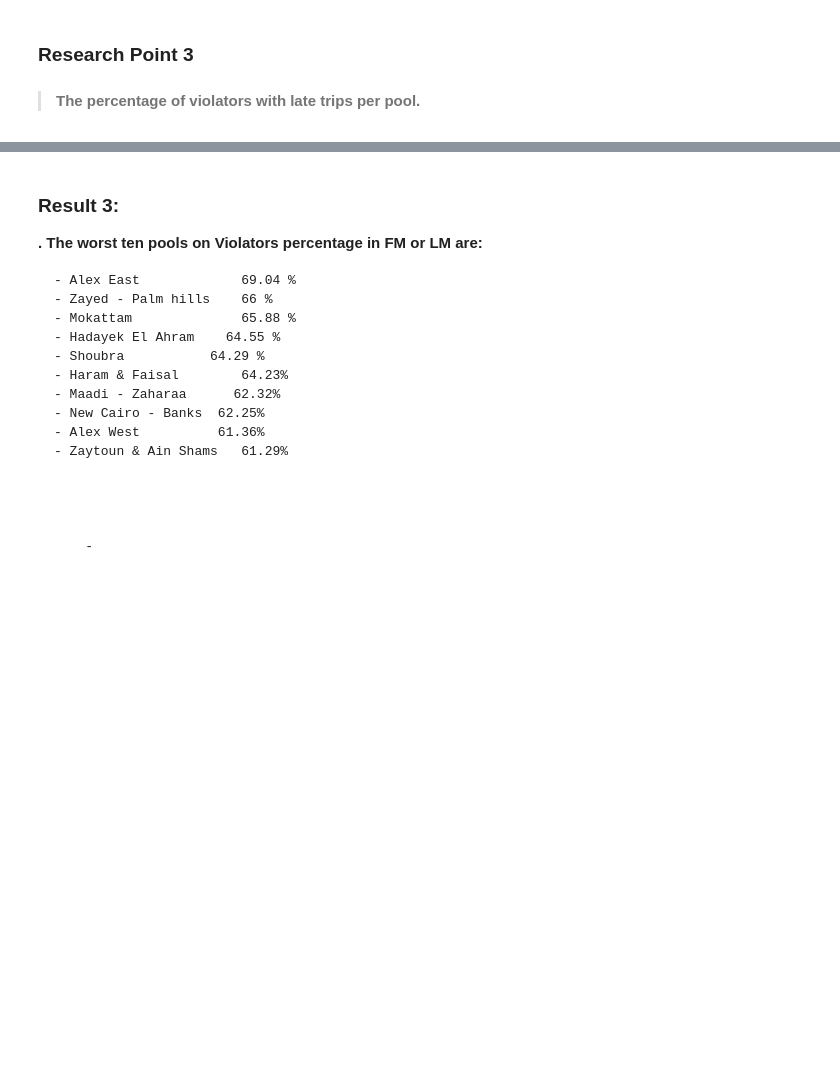
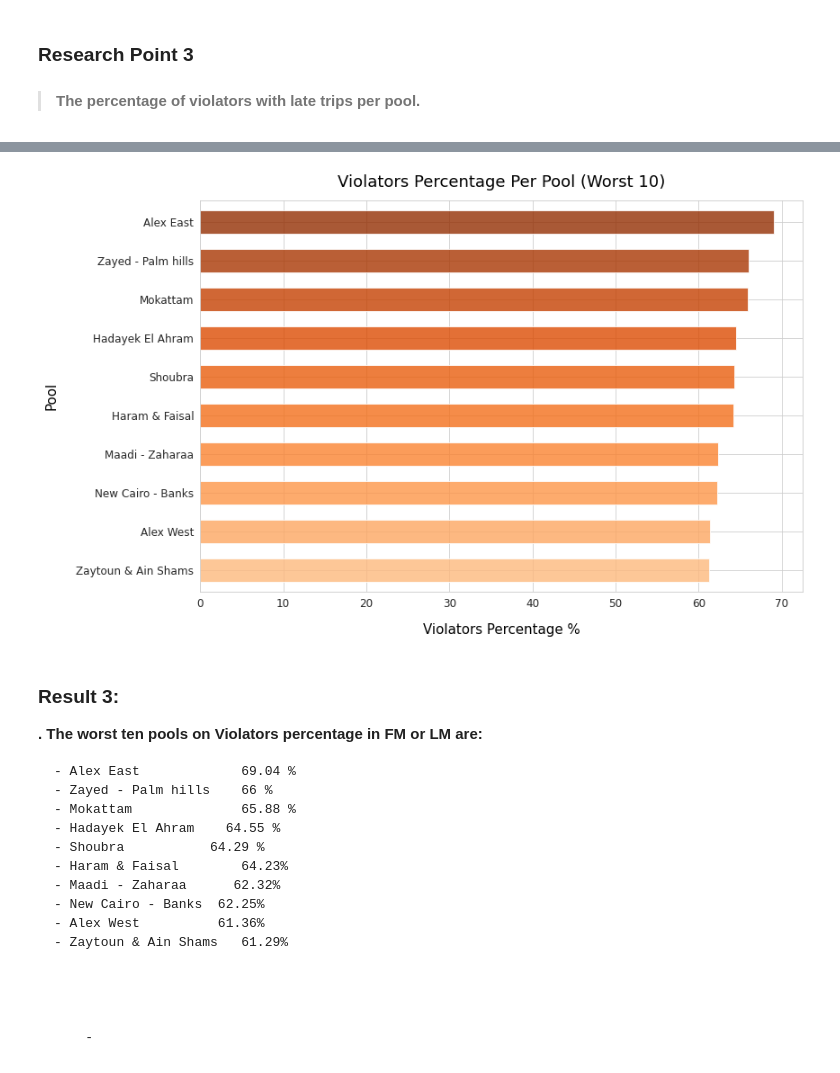
Before and after one commit to Muhammet-Abd-ElWahab/Exploratory_Data_Analysis_Projects, a Jupyter notebook: 8_Fleet_Quality_Analysis_For_Food_Delivery_App/Fleet Quality Analysis For Food Delivery App.ipynb, the cells around one changed output, grey strips where cells are left out. Saved outputs shown, nothing was run; the diff lists cells and outputs as text; code cells hidden in the pictures; blank space fills up the shorter version.

Commit message:
update visualizations

```diff
--- a/8_Fleet_Quality_Analysis_For_Food_Delivery_App/Fleet Quality Analysis For Food Delivery App.ipynb
+++ b/8_Fleet_Quality_Analysis_For_Food_Delivery_App/Fleet Quality Analysis For Food Delivery App.ipynb
@@ -82,7 +82,7 @@ sns.set_style("whitegrid")
 # %%
 # loading CSV files in to 3 Dataframes  //patients, treatments and adverse reaction//
 
-data = pd.read_csv("../input/row-data/Row Data.csv")
+data = pd.read_csv("Row Data.csv")
 # %%
 #checking 5 rows sample from Dataframes
 
@@ -543,22 +876,24 @@ t.sort_values("Violators_Percentage", ascending=False)
 # %%
 # Violators with Lateness Percentage per pool bar plot
 
-c = c = sns.color_palette("Oranges", 14)[4:]
+c = sns.color_palette("Oranges", 14)[4:]
 
 violators_per_ten = violators_percent_pool.sort_values(ascending=False).iloc[:10]
 violators_per_ten.sort_values(ascending=True).plot(kind="barh",
                           rot = 0,
                           width = 0.60,
                           color=c,
                           alpha = 0.8,
                           fontsize = 12,
                           figsize=(12,8)
                                         )
 
 
 plt.xlabel("Violators Percentage %",fontsize=15, color="k", labelpad=15)
 plt.ylabel("Pool",fontsize=15, color="k",labelpad=20)
 plt.title("Violators Percentage Per Pool (Worst 10)", fontsize=18, color="k", pad=15);
+# %% [output]
+[figure, added]
 # %% [markdown]
 ### Result 3:
 
```
Also changed, not shown: parts of 58 cells of this notebook.
